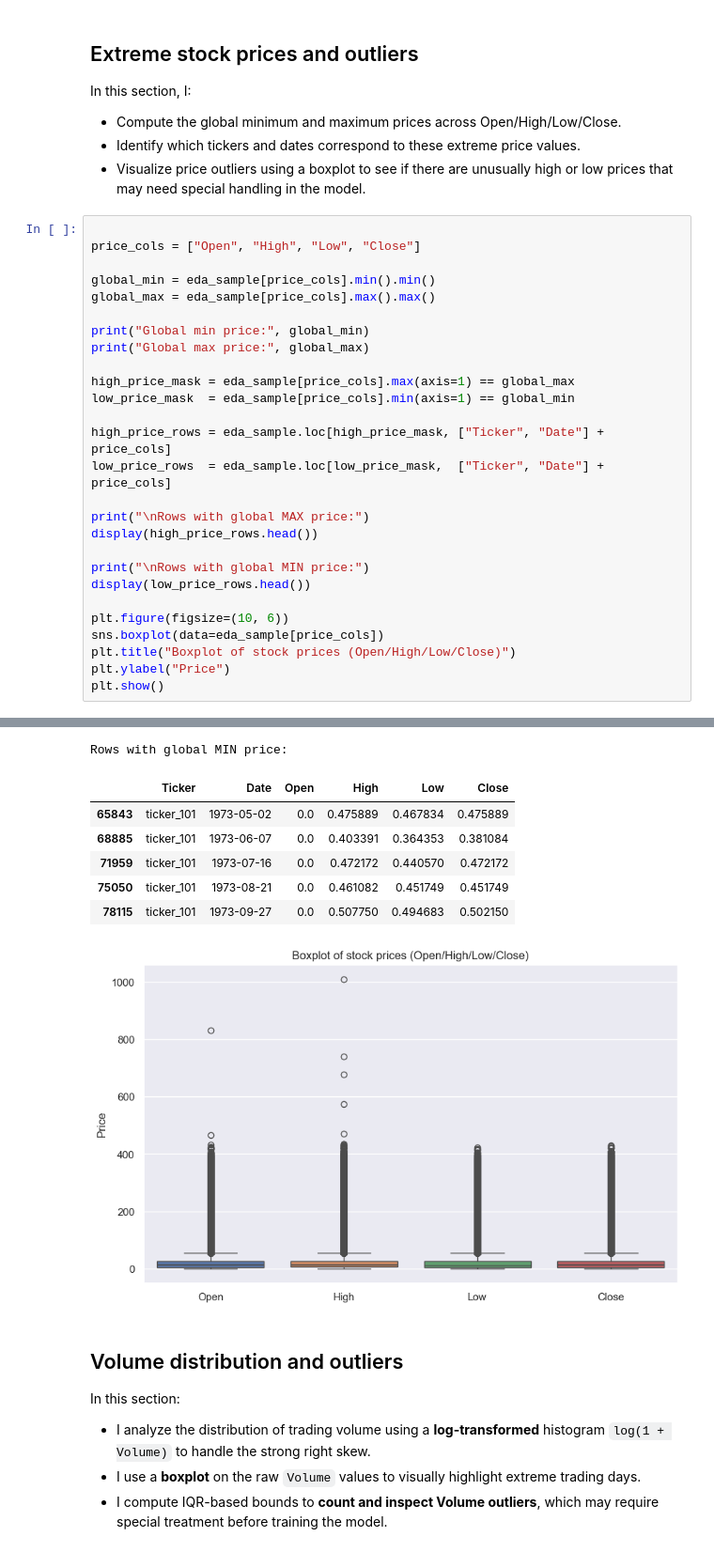
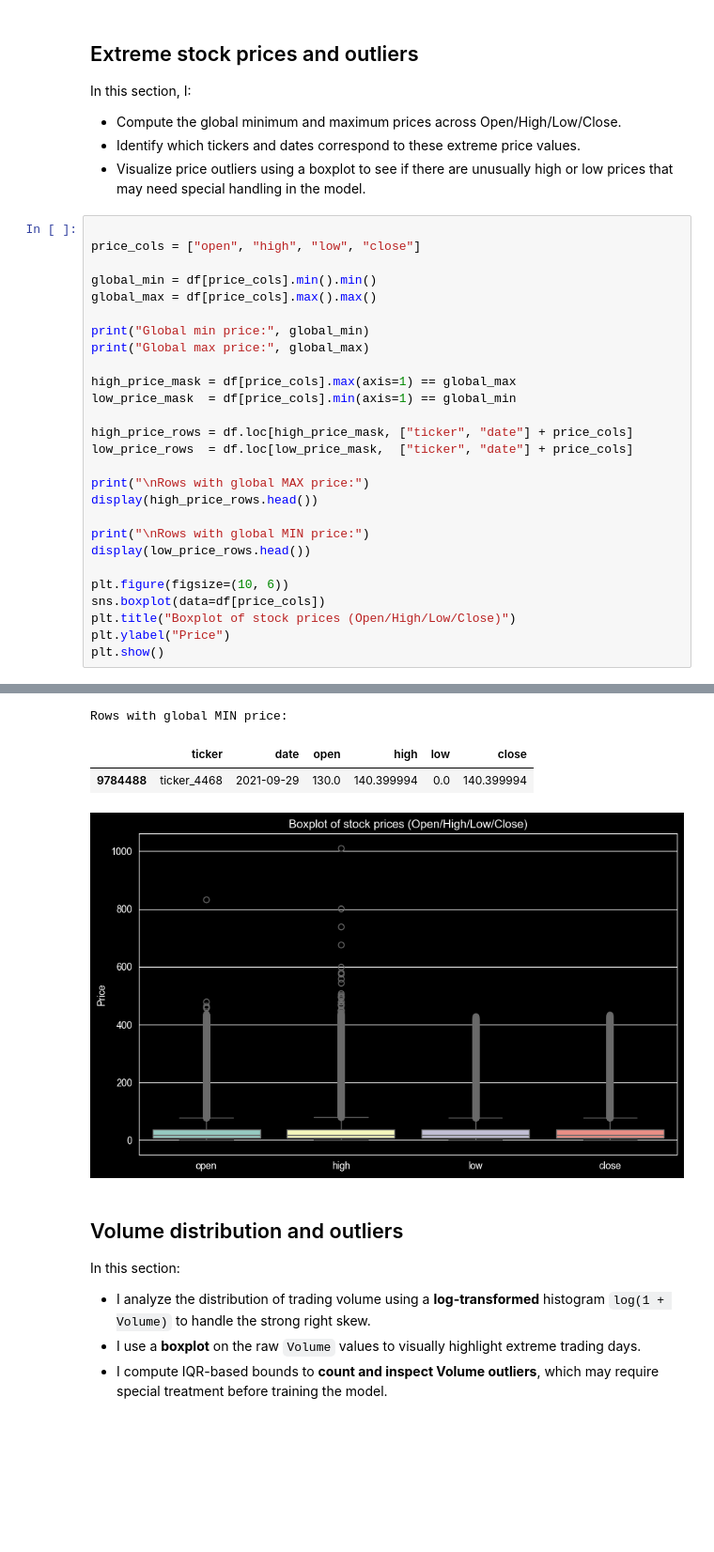
Before and after one commit to OnlyAbdullh/stock-trend-prediction, a Jupyter notebook: notebooks/03-price-volume-distributions.ipynb, the cells around one changed output, grey strips where cells are left out. Shown at 94% size. Drawn from its saved outputs; the diff is of its cells as text; blank space fills up the shorter version.

```diff
--- a/notebooks/03-price-volume-distributions.ipynb
+++ b/notebooks/03-price-volume-distributions.ipynb
@@ -109,19 +82,19 @@ In this section, I:
 - Visualize price outliers using a boxplot to see if there are unusually high or low prices that may need special handling in the model.
 # %%
 
-price_cols = ["Open", "High", "Low", "Close"]
+price_cols = ["open", "high", "low", "close"]
 
-global_min = eda_sample[price_cols].min().min()
-global_max = eda_sample[price_cols].max().max()
+global_min = df[price_cols].min().min()
+global_max = df[price_cols].max().max()
 
 print("Global min price:", global_min)
 print("Global max price:", global_max)
 
-high_price_mask = eda_sample[price_cols].max(axis=1) == global_max
-low_price_mask  = eda_sample[price_cols].min(axis=1) == global_min
+high_price_mask = df[price_cols].max(axis=1) == global_max
+low_price_mask  = df[price_cols].min(axis=1) == global_min
 
-high_price_rows = eda_sample.loc[high_price_mask, ["Ticker", "Date"] + price_cols]
-low_price_rows  = eda_sample.loc[low_price_mask,  ["Ticker", "Date"] + price_cols]
+high_price_rows = df.loc[high_price_mask, ["ticker", "date"] + price_cols]
+low_price_rows  = df.loc[low_price_mask,  ["ticker", "date"] + price_cols]
 
 print("\nRows with global MAX price:")
 display(high_price_rows.head())
@@ -130,7 +103,7 @@ print("\nRows with global MIN price:")
 display(low_price_rows.head())
 
 plt.figure(figsize=(10, 6))
-sns.boxplot(data=eda_sample[price_cols])
+sns.boxplot(data=df[price_cols])
 plt.title("Boxplot of stock prices (Open/High/Low/Close)")
 plt.ylabel("Price")
 plt.show()
@@ -144,11 +117,7 @@ Rows with global MAX price:
 Rows with global MIN price:
-|  | Ticker | Date | Open | High | Low | Close |
-| 65843 | ticker_101 | 1973-05-02 | 0.0 | 0.475889 | 0.467834 | 0.475889 |
-| 68885 | ticker_101 | 1973-06-07 | 0.0 | 0.403391 | 0.364353 | 0.381084 |
-| 71959 | ticker_101 | 1973-07-16 | 0.0 | 0.472172 | 0.440570 | 0.472172 |
-| 75050 | ticker_101 | 1973-08-21 | 0.0 | 0.461082 | 0.451749 | 0.451749 |
-| 78115 | ticker_101 | 1973-09-27 | 0.0 | 0.507750 | 0.494683 | 0.502150 |
+|  | ticker | date | open | high | low | close |
+| 9784488 | ticker_4468 | 2021-09-29 | 130.0 | 140.399994 | 0.0 | 140.399994 |
-[figure, old version]
+[figure, new version]
 # %% [markdown]
 ## Volume distribution and outliers
 
```
Also changed, not shown: parts of 9 cells of this notebook, 1 other file.
